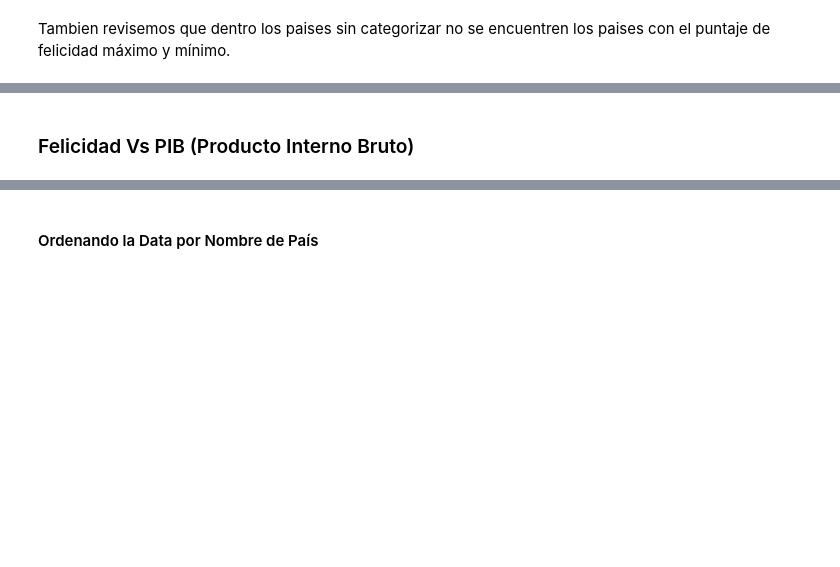
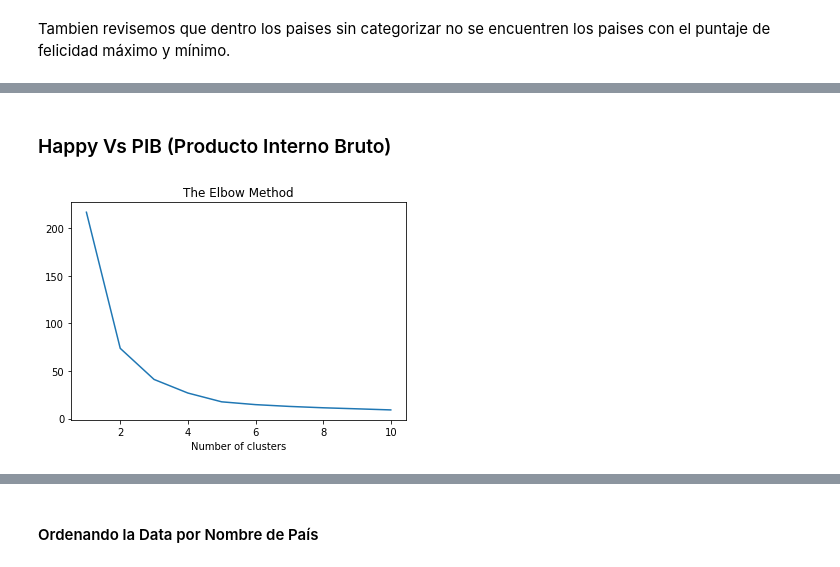
Before and after one commit to gmhoward/amalia20-taller_ml, a Jupyter notebook: 03-clustering_con_scikit-learn.ipynb, the cells around one changed output, grey strips where cells are left out. Cells and saved outputs as stored; diff of their text form; code cells hidden in the pictures; blank space fills up the shorter version.

```diff
--- a/03-clustering_con_scikit-learn.ipynb
+++ b/03-clustering_con_scikit-learn.ipynb
@@ -153,2 +179,2 @@ df['Felicidad'].describe()
 # %% [markdown]
-### Felicidad Vs PIB (Producto Interno Bruto)
+### Happy Vs PIB (Producto Interno Bruto)
@@ -157,17 +184,20 @@ X = df.iloc[:, [4, -1]].values
 # %%
 from sklearn.cluster import KMeans
 wcss = []
 
 for i in range(1, 11):
     kmeans = KMeans(n_clusters = i, init = 'k-means++', random_state = 42)
     kmeans.fit(X)
     wcss.append(kmeans.inertia_)
+    # La inercia se puede reconocer como una medida de la coherencia interna de los clusters.
 
 plt.plot(range(1, 11), wcss)
 
-plt.title('El Metodo Codo (Elbow)')
-plt.xlabel('Número de clusters')
+plt.title('The Elbow Method')
+plt.xlabel('Number of clusters')
 plt.show()
+# %% [output]
+[figure, added]
 # %%
 kmeans = KMeans(n_clusters = 3, init = 'k-means++', random_state = 42)
 y_kmeans = kmeans.fit_predict(X)
```
Also changed, not shown: parts of 57 cells of this notebook.
